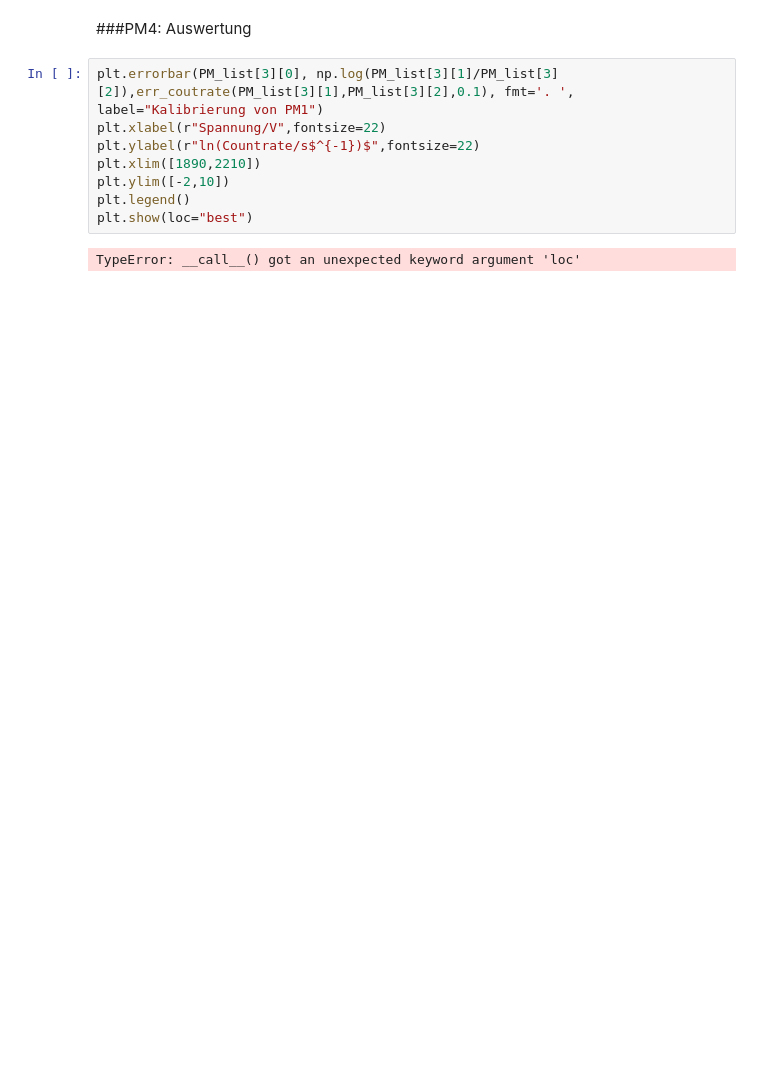
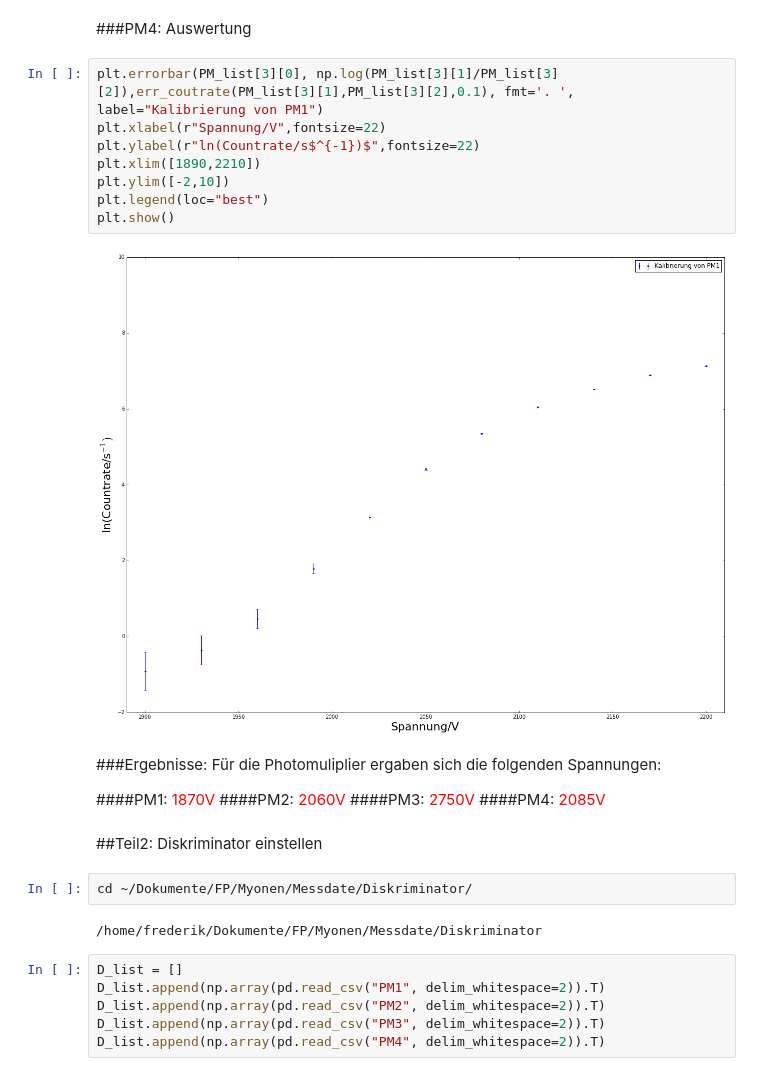
Before and after one commit to Arrow1313/FP, a Jupyter notebook: Myonen/Myon.ipynb, the cells around one changed output. Saved outputs shown, nothing was run; the diff lists cells and outputs as text; blank space fills up the shorter version.

```diff
--- a/Myonen/Myon.ipynb
+++ b/Myonen/Myon.ipynb
@@ -64,10 +74,30 @@ plt.show()
 # %%
 plt.errorbar(PM_list[3][0], np.log(PM_list[3][1]/PM_list[3][2]),err_coutrate(PM_list[3][1],PM_list[3][2],0.1), fmt='. ', label="Kalibrierung von PM1")
 plt.xlabel(r"Spannung/V",fontsize=22)
 plt.ylabel(r"ln(Countrate/s$^{-1})$",fontsize=22)
 plt.xlim([1890,2210])
 plt.ylim([-2,10])
-plt.legend()
-plt.show(loc="best")
+plt.legend(loc="best")
+plt.show()
 # %% [output]
-TypeError: __call__() got an unexpected keyword argument 'loc'
+[figure, added]
+# %% [markdown]
+###Ergebnisse:
+Für die Photomuliplier ergaben sich die folgenden Spannungen:
+
+####PM1: <font color="red">1870V</font>
+####PM2: <font color="red">2060V</font>
+####PM3: <font color="red">2750V</font>
+####PM4: <font color="red">2085V</font>
+# %% [markdown]
+##Teil2: Diskriminator einstellen
+# %%
+cd ~/Dokumente/FP/Myonen/Messdate/Diskriminator/
+# %% [output]
+/home/frederik/Dokumente/FP/Myonen/Messdate/Diskriminator
+# %%
+D_list = []
+D_list.append(np.array(pd.read_csv("PM1", delim_whitespace=2)).T)
+D_list.append(np.array(pd.read_csv("PM2", delim_whitespace=2)).T)
+D_list.append(np.array(pd.read_csv("PM3", delim_whitespace=2)).T)
+D_list.append(np.array(pd.read_csv("PM4", delim_whitespace=2)).T)
```
Also changed, not shown: parts of 29 cells of this notebook, 8 other files.
